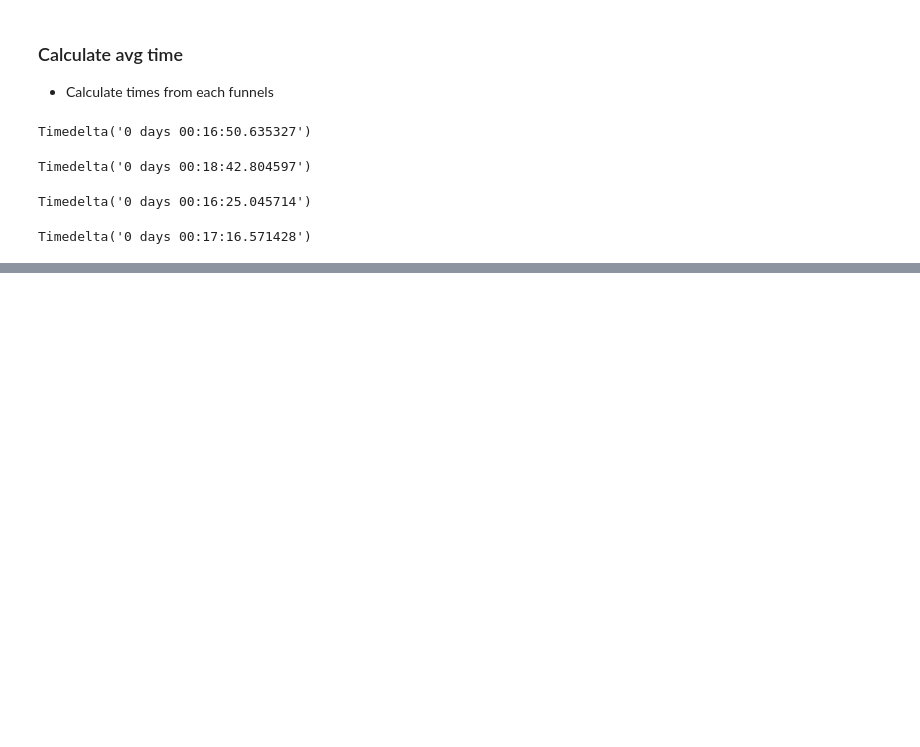
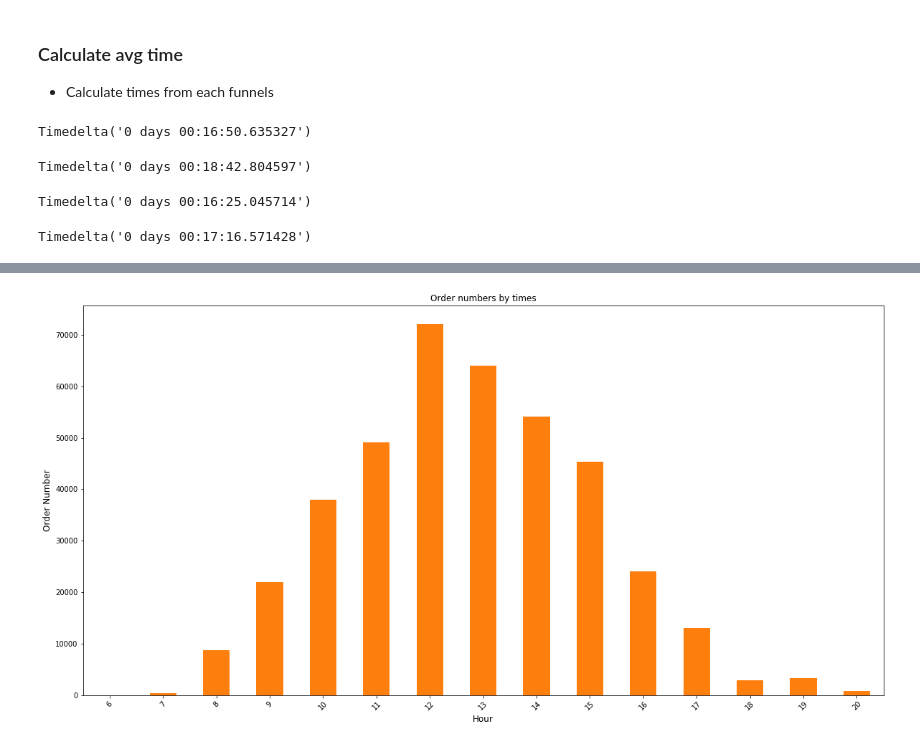
Before and after one commit to YoungJae-Hur/Data-science, a Jupyter notebook: project-shopping/4. analyze client churn management.ipynb, the cells around one changed output, grey strips where cells are left out. Drawn from its saved outputs; the diff is of its cells as text; code cells hidden in the pictures; blank space fills up the shorter version.

```diff
--- a/project-shopping/4. analyze client churn management.ipynb
+++ b/project-shopping/4. analyze client churn management.ipynb
@@ -3,6 +3,9 @@
 # %%
 import pandas as pd
 import numpy as np
+
+import seaborn as sns
+COLORS = sns.color_palette()
 # %% [markdown]
 web server log data
 - ip, time, visited page
@@ -212,0 +234,3 @@ Timedelta('0 days 00:17:16.571428')
+# %%
+df = pd.read_csv('FilteredOnlineRetail.csv')
+df.head()
@@ -212,0 +244,3 @@ Timedelta('0 days 00:17:16.571428')
+# %%
+df['InvoiceDate'] = pd.to_datetime(df['InvoiceDate'], infer_datetime_format=True)
+df.head()
@@ -212,0 +254,3 @@ Timedelta('0 days 00:17:16.571428')
+# %%
+orderNum_by_hour = df.set_index('InvoiceDate').groupby(lambda date: date.hour).count()['CustomerID']
+orderNum_by_hour
@@ -212,0 +274,12 @@ Timedelta('0 days 00:17:16.571428')
+# %%
+# graph util function
+def plot_bar(df, xlabel, ylabel, title, color=COLORS[1], figsize=(20,10), rotation=45):
+    plot = df.plot(kind='bar', color = color, figsize = figsize)
+    plot.set_xlabel(xlabel, fontsize=12)
+    plot.set_ylabel(ylabel, fontsize=12)
+    plot.set_title(title, fontsize=12)
+    plot.set_xticklabels(labels=df.index, rotation=rotation)
+
+plot_bar(orderNum_by_hour, 'Hour', 'Order Number', 'Order numbers by times')
+# %% [output]
+[figure, added]
```
Also changed, not shown: parts of 18 cells of this notebook.
